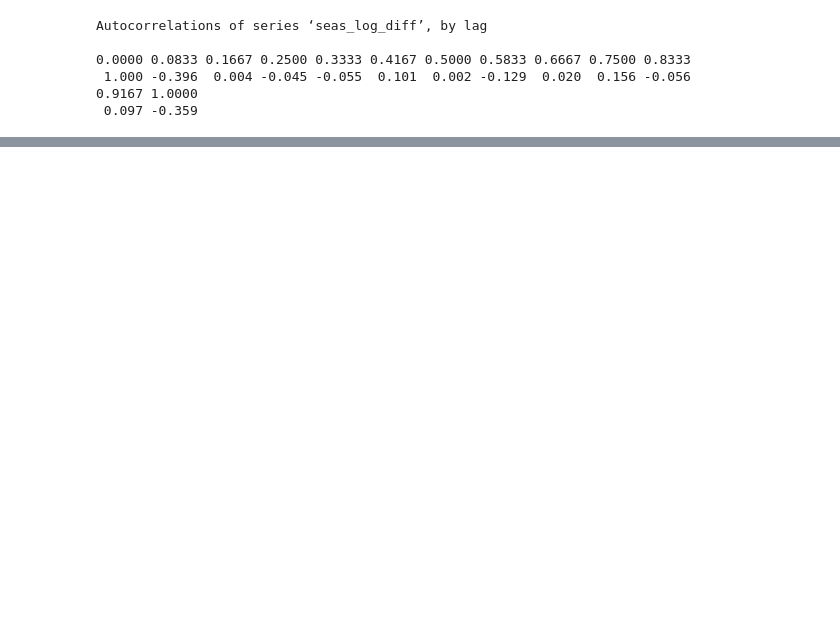
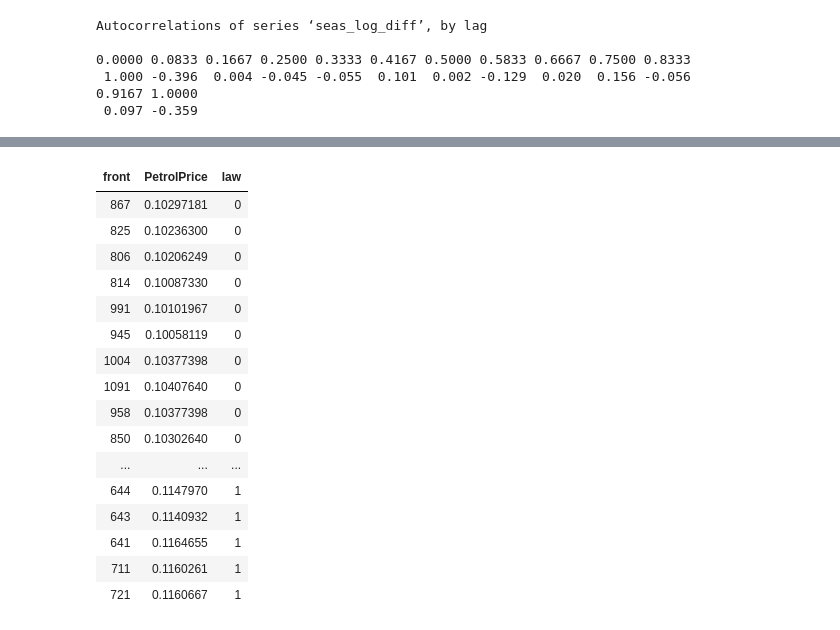
Before and after one commit to Yoshiyoshida/Time_Series_Data_Analysis, a Jupyter notebook: Traffic_Accident/vR_Ingrand_Traffic_Accident(季節成分、外生成分).ipynb, the cells around one changed output, grey strips where cells are left out. Cells and saved outputs as stored; diff of their text form; code cells hidden in the pictures; blank space fills up the shorter version.

```diff
--- a/Traffic_Accident/vR_Ingrand_Traffic_Accident(季節成分、外生成分).ipynb
+++ b/Traffic_Accident/vR_Ingrand_Traffic_Accident(季節成分、外生成分).ipynb
@@ -223,0 +229,22 @@ autoplot(
+# %%
+Seatbelts_log <- Seatbelts[, c("front", "PetrolPrice", "law")]
+# %%
+Seatbelts_log
+# %% [output]
+| front | PetrolPrice | law |
+| 867 | 0.10297181 | 0 |
+| 825 | 0.10236300 | 0 |
+| 806 | 0.10206249 | 0 |
+| 814 | 0.10087330 | 0 |
+| 991 | 0.10101967 | 0 |
+| 945 | 0.10058119 | 0 |
+| 1004 | 0.10377398 | 0 |
+| 1091 | 0.10407640 | 0 |
+| 958 | 0.10377398 | 0 |
+| 850 | 0.10302640 | 0 |
+| ... | ... | ... |
+| 644 | 0.1147970 | 1 |
+| 643 | 0.1140932 | 1 |
+| 641 | 0.1164655 | 1 |
+| 711 | 0.1160261 | 1 |
+| 721 | 0.1160667 | 1 |
```
Also changed, not shown: parts of 4 cells of this notebook, 1 other file.
